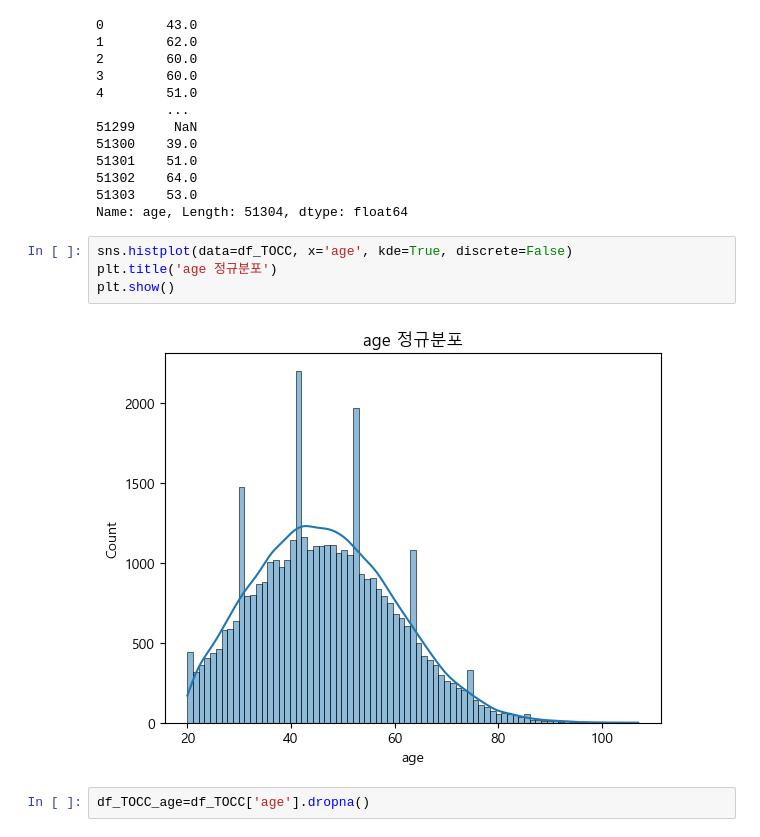
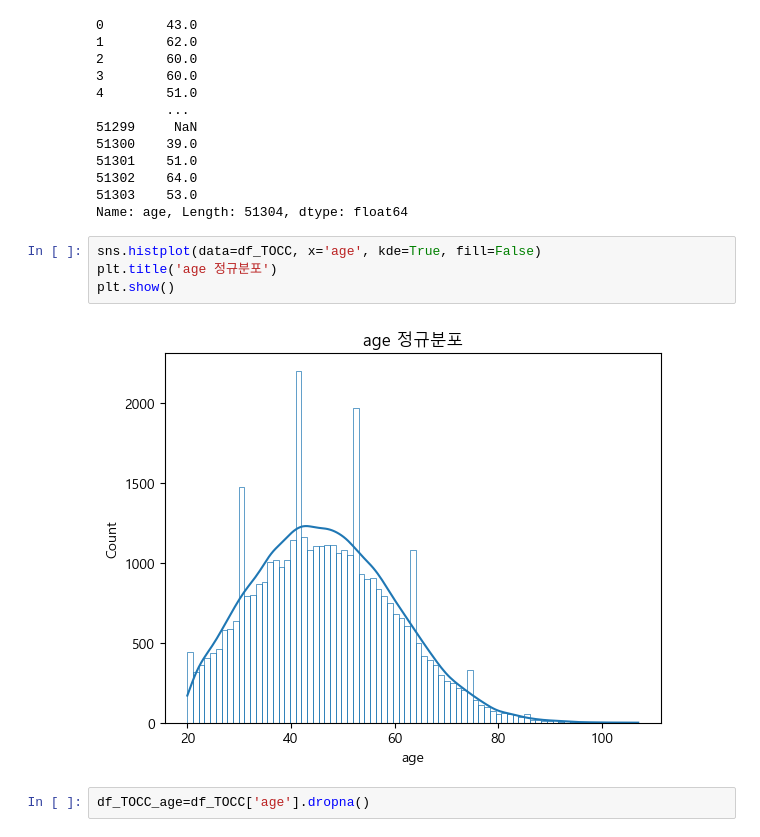
Before and after one commit to SSSanga/study_data_analytics, a Jupyter notebook: codes/CDA/TypeOfContractChannel_CDA_singlevalue.ipynb, the cells around one changed output. Saved outputs shown, nothing was run; the diff lists cells and outputs as text.

```diff
--- a/codes/CDA/TypeOfContractChannel_CDA_singlevalue.ipynb
+++ b/codes/CDA/TypeOfContractChannel_CDA_singlevalue.ipynb
@@ -54,11 +62,11 @@ df_age
 51303    53.0
 Name: age, Length: 51304, dtype: float64
 # %%
-sns.histplot(data=df_TOCC, x='age', kde=True, discrete=False)
+sns.histplot(data=df_TOCC, x='age', kde=True, fill=False)
 plt.title('age 정규분포')
 plt.show()
 # %% [output]
-[figure, old version]
+[figure, new version]
 # %%
 df_TOCC_age=df_TOCC['age'].dropna()
 # %%
```
Also changed, not shown: parts of 13 cells of this notebook, 4 other files.
